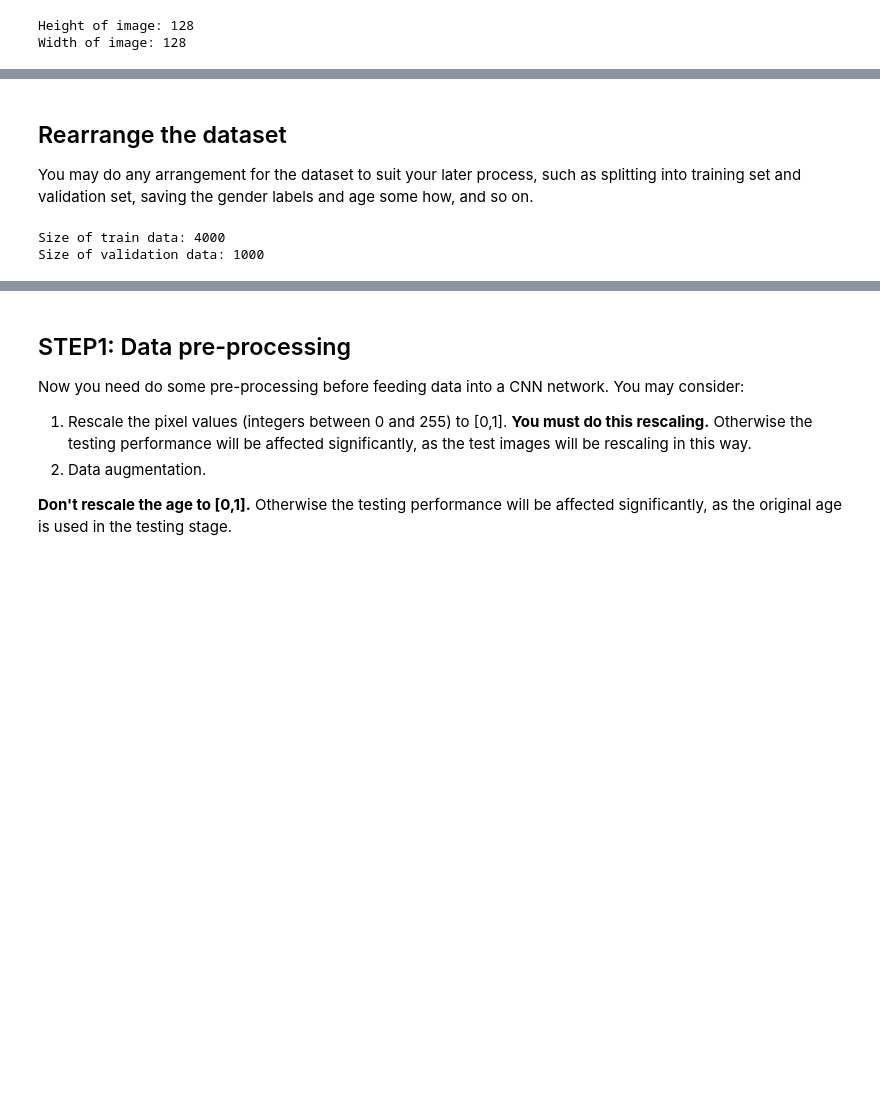
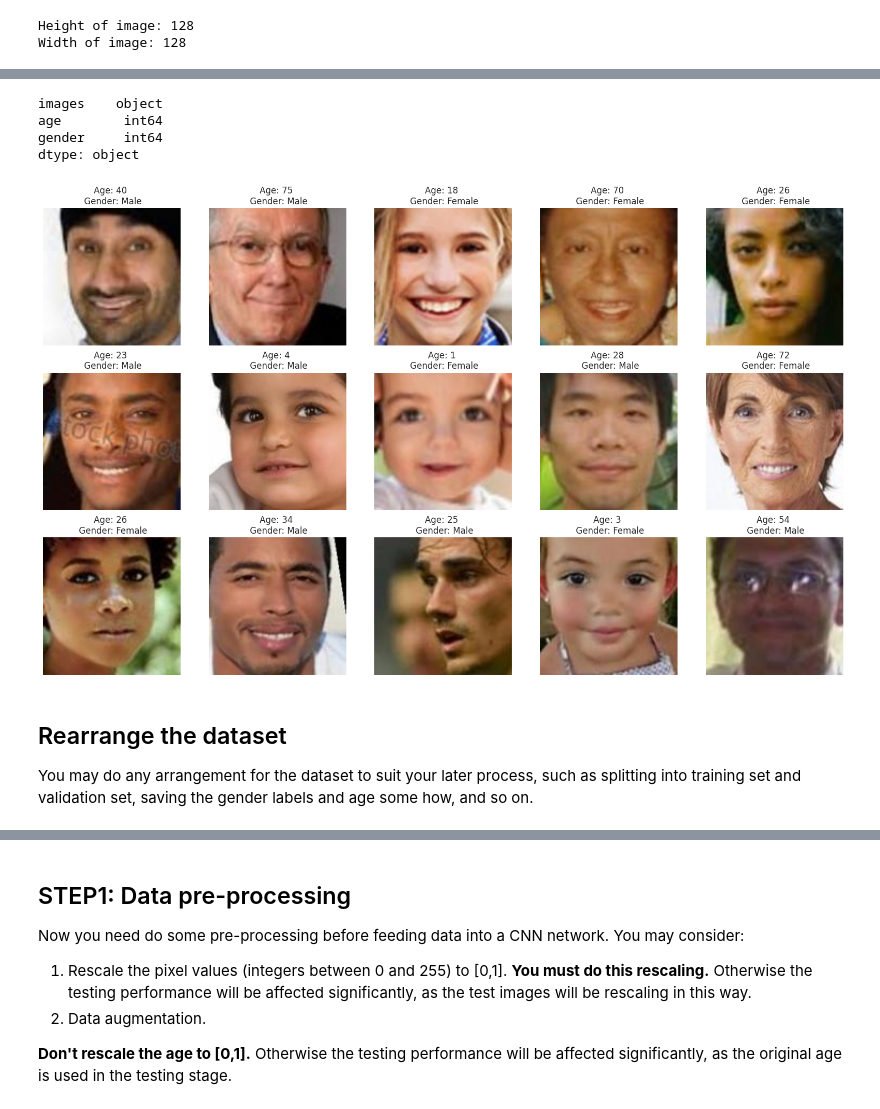
Before and after one commit to yoii18/KaggleModels, a Jupyter notebook: age_gender_submit.ipynb, the cells around one changed output, grey strips where cells are left out. Cells and saved outputs as stored; diff of their text form; code cells hidden in the pictures; blank space fills up the shorter version.

```diff
--- a/age_gender_submit.ipynb
+++ b/age_gender_submit.ipynb
@@ -93,15 +80,0 @@ Male
-# %%
-rand_image_path = np.random.choice(image_paths)
-rand_image = plt.imread(os.path.join(dir_path, rand_image_path))/255
-
-plt.figure(figsize=(3,3))
-img = plt.imread(os.path.join(dir_path, rand_image_path))/255
-rand_age = rand_image_path.split('_')[0]
-rand_gender = int(rand_image_path.split('_')[1])
-#print(type(rand_gender))
-plt.title(f"Age: {rand_age}\n Gender: {gender_map[rand_gender]}")
-plt.suptitle("Random Image")
-plt.imshow(img)
-plt.axis("off")
-plt.tight_layout()
-plt.show()
@@ -109,0 +81,17 @@ plt.show()
+# %%
+def create_df():
+  age, gender, images = [], [], []
+  df = pd.DataFrame()
+  for path in image_paths:
+    age.append(path.split('_')[0])
+    gender.append(path.split('_')[1])
+    images.append(os.path.join(dir_path, path))
+  df['images'] = images
+  df['age'] = pd.Series(age).astype(int)
+  df['gender'] = pd.Series(gender).astype(int)
+
+  return df
+
+df = create_df()
+
+df.head()
@@ -110,20 +105,25 @@ plt.show()
+# %%
+df.dtypes
+# %% [output]
+images    object
+age        int64
+gender     int64
+dtype: object
+# %%
+plt.figure(figsize=(20, 20))
+files = df.iloc[0:15]
+
+for index, file_name, age, gender in files.itertuples():
+
+    plt.subplot(5, 5, index+1)
+    img = load_img(file_name)
+    img = np.array(img)
+    plt.imshow(img)
+    plt.title(f"Age: {age} \n Gender: {gender_dict[gender]}")
+    plt.axis('off')
+    #print(type(gender))
+# %% [output]
+[figure, added]
 # %% [markdown]
 ## Rearrange the dataset
 You may do any arrangement for the dataset to suit your later process, such as splitting into training set and validation set, saving the gender labels and age some how, and so on.
-# %%
-train_images, val_images = train_test_split(image_paths,
-                                            test_size=0.2,
-                                            random_state=42,
-                                            shuffle=True)
-
-print(f"Size of train data: {len(train_images)}")
-print(f"Size of validation data: {len(val_images)}")
-
-train_age = [int(path.split('_')[0]) for path in train_images]
-train_gender = [int(path.split('_')[1]) for path in train_images]
-
-val_age = [int(path.split('_')[0]) for path in val_images]
-val_gender = [int(path.split('_')[1]) for path in val_images]
-# %% [output]
-Size of train data: 4000
-Size of validation data: 1000
```
Also changed, not shown: parts of 8 cells of this notebook.
